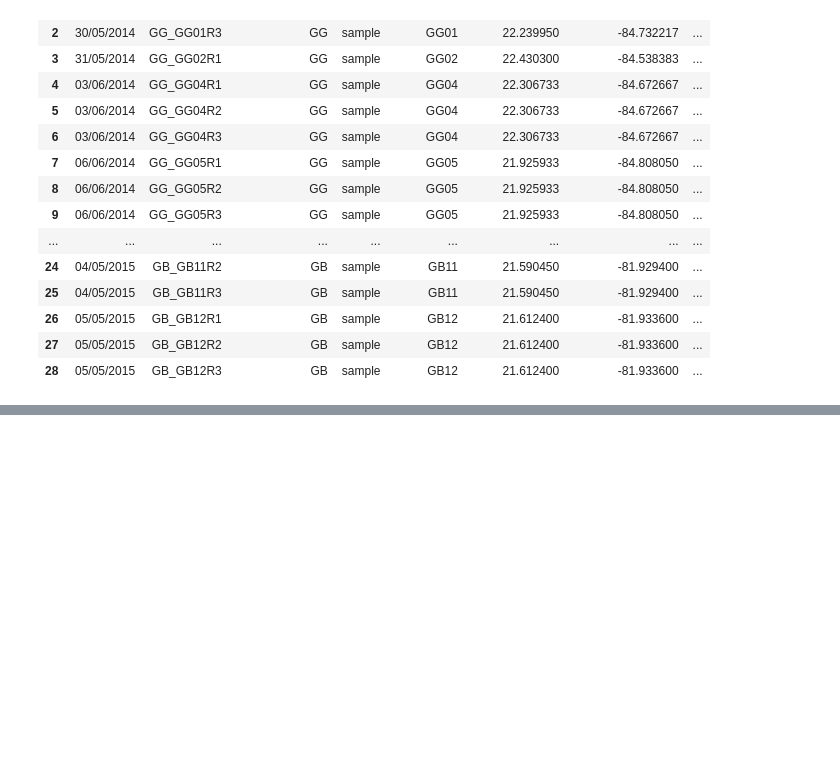
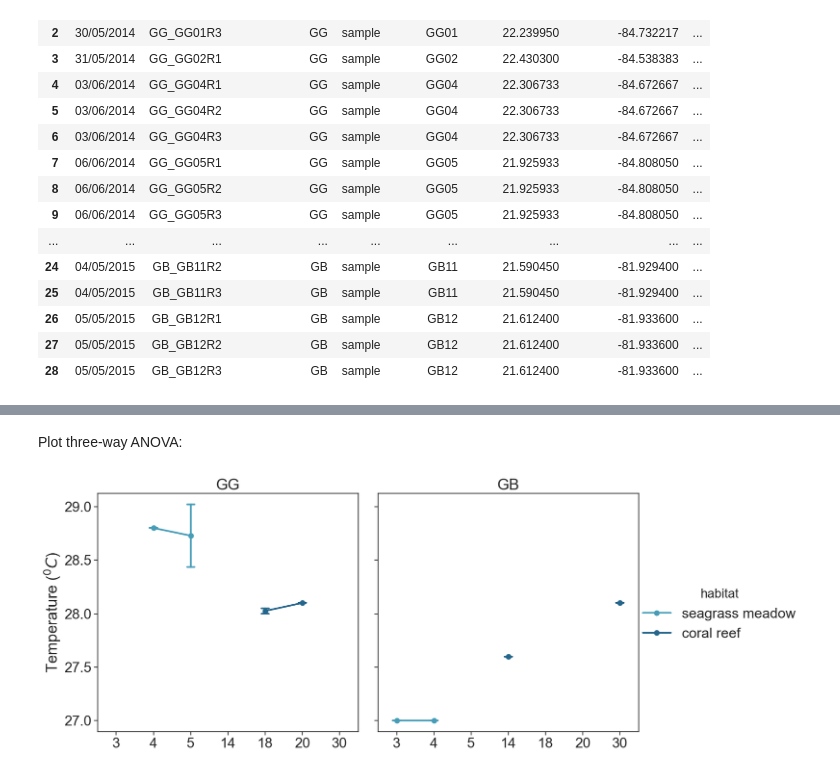
Before and after one commit to roselyperaza2014-blip/CursoPython, a Jupyter notebook: mi_repositorio_Evaluación/Ejercicio 07_Plots en Seaborn.ipynb, the cells around one changed output, grey strips where cells are left out. Cells and saved outputs as stored; diff of their text form; code cells hidden in the pictures; blank space fills up the shorter version.

```diff
--- a/mi_repositorio_Evaluación/Ejercicio 07_Plots en Seaborn.ipynb
+++ b/mi_repositorio_Evaluación/Ejercicio 07_Plots en Seaborn.ipynb
@@ -71,0 +100,23 @@ plt.show
+# %% [markdown]
+Plot three-way ANOVA:
+# %%
+ax = sns.catplot(
+    data=Rosedata_df, x="depth_m",
+    y="temperat_grad_c", hue="habitat", col="parent_event_id",
+    capsize=.2, palette="YlGnBu_d", errorbar="se",
+    kind="point", height=7, aspect=1,
+)
+ax.despine(left=True)
+
+ax.set(xlabel='', ylabel='Temperature ($^{0}C$)')
+
+ax.set_titles(col_template="{col_name}", row_template="{row_name}")
+
+if ax._legend is not None:
+    plt.setp(ax._legend.get_title(), fontsize=20)
+
+sns.despine(top=False,right=False)
+
+plt.show()
+# %% [output]
+[figure, added]
```
Also changed, not shown: parts of 7 cells of this notebook.
